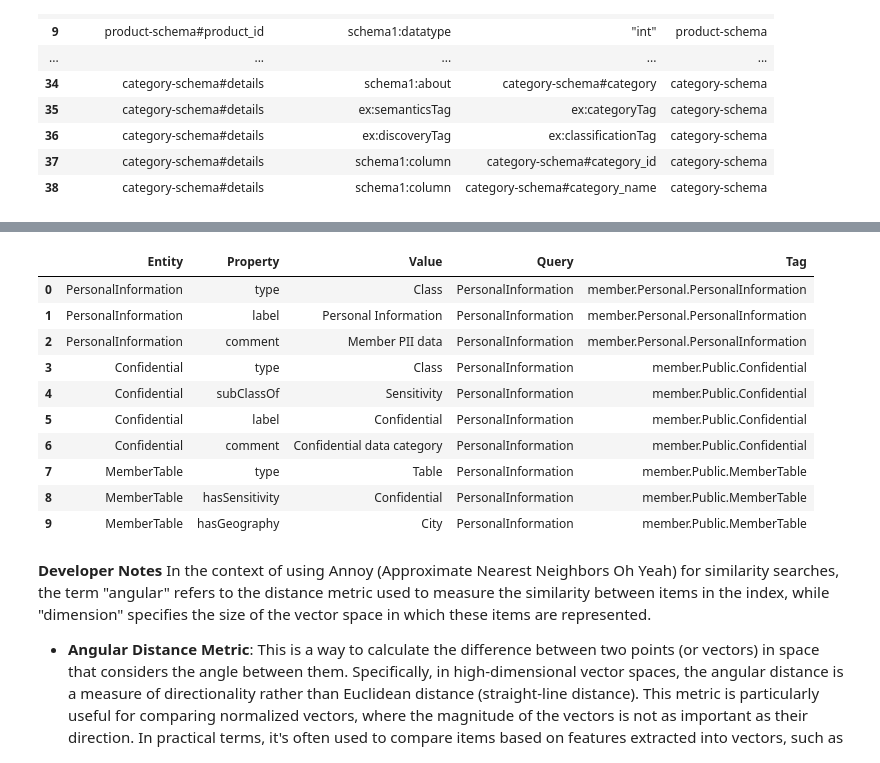
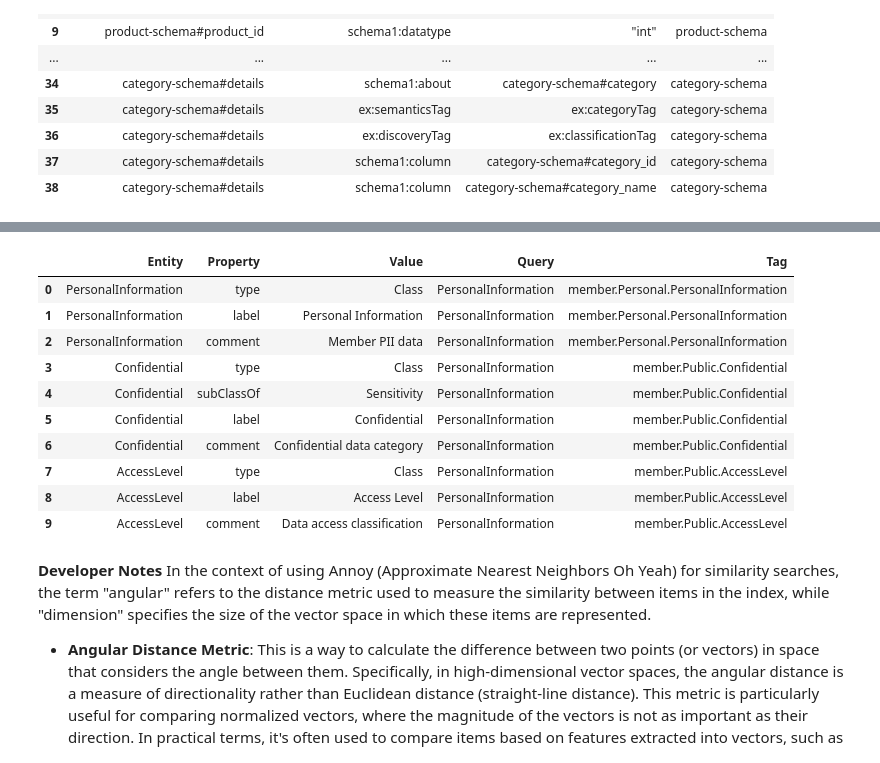
Before and after one commit to mgorav/rdf_based_tags, a Jupyter notebook: rdf_based_tags_1.4.ipynb, the cells around one changed output, grey strips where cells are left out. Cells and saved outputs as stored; diff of their text form; code cells hidden in the pictures.

Commit message:
Using BERT embeddings

```diff
--- a/rdf_based_tags_1.4.ipynb
+++ b/rdf_based_tags_1.4.ipynb
@@ -1122,39 +1122,42 @@ The architecture and process flow of the tagging service, highlighted by the `RD
 By laying the foundations for a centralized tagging repository, the `RDFAnnoyIndexer` marks a significant step forward in achieving consistent semantic classification and robust data governance. It exemplifies how ontology-based tagging, supported by advanced data processing and nearest neighbor search algorithms, can revolutionize data management practices, enabling organizations to navigate and leverage their data landscapes more effectively than ever before.
 # %%
 import rdflib
-import numpy as np
+import pandas as pd
 from annoy import AnnoyIndex
-import pandas as pd
+from transformers import BertTokenizer, BertModel
 
 class RDFAnnoyIndexer:
-    def __init__(self, dimension=100):
-        # Initialize the RDFAnnoyIndexer with the desired dimension for the vector space
+    def __init__(self, dimension=768):  # Correct dimension for BERT base model embeddings
         self.g = rdflib.Graph()
         self.dimension = dimension
         self.index = AnnoyIndex(dimension, 'angular')
         self.entities = []
         self.entity_vectors = {}
+        self.tokenizer = BertTokenizer.from_pretrained('bert-base-uncased')
+        self.model = BertModel.from_pretrained('bert-base-uncased')
 
     def load_rdf_data(self, data, format="turtle"):
-        # Load RDF data from a Turtle formatted string
         self.g.parse(data=data, format=format)
         self._prepare_entity_vectors()
         self._build_annoy_index()
 
     def _prepare_entity_vectors(self):
-        # Prepare RDF Data for Annoy Indexing
+        # Extract unique entities
         self.entities = list(set(self.g.subjects()))
-        self.entity_vectors = {entity: np.random.rand(self.dimension) for entity in self.entities}
+        # Generate BERT embeddings for each entity
+        for entity in self.entities:
+            text = str(entity)
+            inputs = self.tokenizer(text, return_tensors="pt", padding=True, truncation=True, max_length=512)
+            outputs = self.model(**inputs)
+            self.entity_vectors[entity] = outputs.last_hidden_state.mean(1).detach().numpy().flatten()
 
     def _build_annoy_index(self):
-        # Build Annoy Index with RDF Data
         self.index = AnnoyIndex(self.dimension, 'angular')
         for i, entity in enumerate(self.entities):
             self.index.add_item(i, self.entity_vectors[entity])
-        self.index.build(10)
+        self.index.build(10)  # The number 10 is a parameter to balance between precision and speed
 
     def retrieve_similar_tags(self, query_entity_uri, n=1):
-        # Implement Retrieval Function to retrieve similar tags for a given entity URI
         if query_entity_uri not in self.entity_vectors:
             return pd.DataFrame(columns=["Entity", "Property", "Value", "Query", "Tag"])
 
@@ -1166,39 +1169,36 @@ class RDFAnnoyIndexer:
             nearest_entity = self.entities[nearest_id]
             entity_tags = self.g.triples((nearest_entity, None, None))
             for s, p, o in entity_tags:
-                entity_str = str(s)
-                property_str = str(p)
-                value_str = str(o)
-                if "#" in entity_str:
-                    entity_str = entity_str.split("#")[-1]
-                else:
-                    entity_str = entity_str.split("/")[-1]
-                if "#" in property_str:
-                    property_str = property_str.split("#")[-1]
-                else:
-                    property_str = property_str.split("/")[-1]
-                if "#" in value_str:
-                    value_str = value_str.split("#")[-1]
-                else:
-                    value_str = value_str.split("/")[-1]
-
-                tag = self._generate_tag(entity_str, query_entity_uri)
-                results.append({
-                    "Entity": entity_str,
-                    "Property": property_str,
-                    "Value": value_str,
-                    "Query": str(query_entity_uri).split("/")[-1],
-                    "Tag": tag
-                })
+                results.append(self._format_result(s, p, o, query_entity_uri))
 
         return pd.DataFrame(results)
 
+    def _format_result(self, s, p, o, query_entity_uri):
+        # Helper function to format the results
+        entity_str = self._extract_local_name(s)
+        property_str = self._extract_local_name(p)
+        value_str = self._extract_local_name(o)
+        tag = self._generate_tag(entity_str, query_entity_uri)
+        return {
+            "Entity": entity_str,
+            "Property": property_str,
+            "Value": value_str,
+            "Query": self._extract_local_name(query_entity_uri),
+            "Tag": tag
+        }
+
     def _generate_tag(self, entity_str, query_entity_uri):
-        # Generate tag based on conventions
+        # Simplified tag generation logic
         namespace = "member" if "member" in str(query_entity_uri) else "activityhub"
         level2_class = "Personal" if "Personal" in entity_str else "Public"
         level3_class = entity_str.split(".")[-1]
         return f"{namespace}.{level2_class}.{level3_class}"
+
+    def _extract_local_name(self, uri):
+        # Extracts the local name part of a URI
+        return str(uri).split('#')[-1].split('/')[-1]
+
+# Example usage remains similar
 
 # Load RDF data from a Turtle formatted string
 turtle_data = """
@@ -1235,38 +1235,38 @@ ns:Confidential a rdfs:Class ;
     rdfs:comment "Confidential data category" .
 
 ns:City a rdfs:Class ;
     rdfs:subClassOf ns:Geography ;
     rdfs:label "City" ;
     rdfs:comment "City level geographic data" .
 
 # Example of linking a table with tags for sensitivity and geography
 ex:MemberTable a ns:Table ;
     ns:hasSensitivity ns:Confidential ;
     ns:hasGeography ns:City .
 """
 
-# Initialize the RDFAnnoyIndexer with the desired dimension for the vector space
-indexer = RDFAnnoyIndexer(dimension=100)
+# Initialize the RDFAnnoyIndexer with the correct dimension for the vector space
+indexer = RDFAnnoyIndexer(dimension=768)  # Corrected dimension
 indexer.load_rdf_data(turtle_data, format="turtle")
 
 # Retrieve similar tags for a given entity URI
 query_entity_uri = "http://gonnect.org/memberhub/PersonalInformation"
 tags_df = indexer.retrieve_similar_tags(rdflib.URIRef(query_entity_uri), n=3)
 
 # Display the retrieved tags
 display(tags_df)
 # %% [output]
 |  | Entity | Property | Value | Query | Tag |
 | 0 | PersonalInformation | type | Class | PersonalInformation | member.Personal.PersonalInformation |
 | 1 | PersonalInformation | label | Personal Information | PersonalInformation | member.Personal.PersonalInformation |
 | 2 | PersonalInformation | comment | Member PII data | PersonalInformation | member.Personal.PersonalInformation |
 | 3 | Confidential | type | Class | PersonalInformation | member.Public.Confidential |
 | 4 | Confidential | subClassOf | Sensitivity | PersonalInformation | member.Public.Confidential |
 | 5 | Confidential | label | Confidential | PersonalInformation | member.Public.Confidential |
 | 6 | Confidential | comment | Confidential data category | PersonalInformation | member.Public.Confidential |
-| 7 | MemberTable | type | Table | PersonalInformation | member.Public.MemberTable |
-| 8 | MemberTable | hasSensitivity | Confidential | PersonalInformation | member.Public.MemberTable |
-| 9 | MemberTable | hasGeography | City | PersonalInformation | member.Public.MemberTable |
+| 7 | AccessLevel | type | Class | PersonalInformation | member.Public.AccessLevel |
+| 8 | AccessLevel | label | Access Level | PersonalInformation | member.Public.AccessLevel |
+| 9 | AccessLevel | comment | Data access classification | PersonalInformation | member.Public.AccessLevel |
 # %% [markdown]
 **Developer Notes**
 In the context of using Annoy (Approximate Nearest Neighbors Oh Yeah) for similarity searches, the term "angular" refers to the distance metric used to measure the similarity between items in the index, while "dimension" specifies the size of the vector space in which these items are represented.
```
